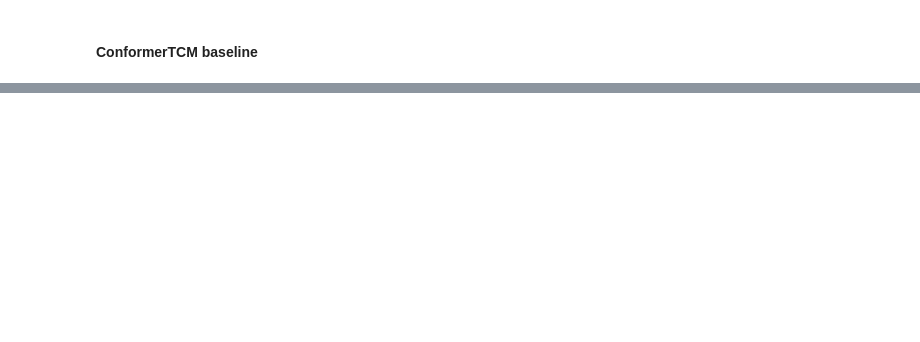
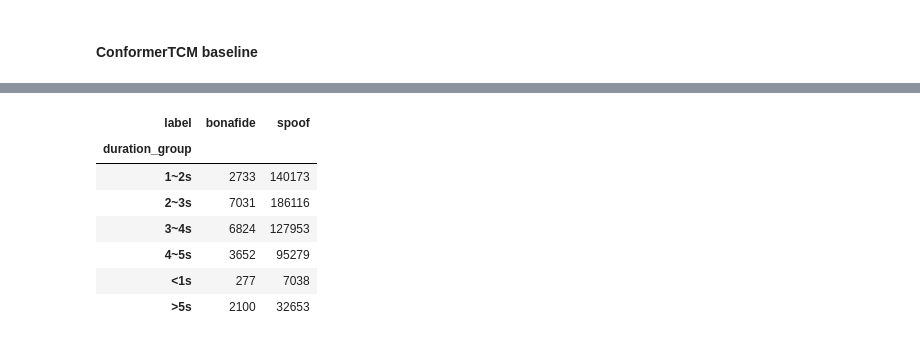
Before and after one commit to hungdinhxuan/Lightning-hydra, a Jupyter notebook: notebooks/eval.ipynb, the cells around one changed output, grey strips where cells are left out. Saved outputs shown, nothing was run; the diff lists cells and outputs as text; code cells hidden in the pictures; blank space fills up the shorter version.

```diff
--- a/notebooks/eval.ipynb
+++ b/notebooks/eval.ipynb
@@ -2189,0 +4029,18 @@ eer: 15.007994536834154 threshold: 1.088854193687439
+# %%
+## Deeper analysis
+import pandas as pd
+
+duration_df = pd.read_csv("ASVspoof2021_DF_eval_durations_grouped.csv", sep=' ', header=None)
+duration_df.columns = ['filename', 'subset', 'label', 'duration_group']
+
+# How many files in each duration group, group by label
+duration_df.groupby(['duration_group', 'label']).size().unstack().fillna(0)
+# %% [output]
+| label | bonafide | spoof |
+| duration_group |  |  |
+| 1~2s | 2733 | 140173 |
+| 2~3s | 7031 | 186116 |
+| 3~4s | 6824 | 127953 |
+| 4~5s | 3652 | 95279 |
+| <1s | 277 | 7038 |
+| >5s | 2100 | 32653 |
```
Also changed, not shown: parts of 114 cells of this notebook, 22 other files.
